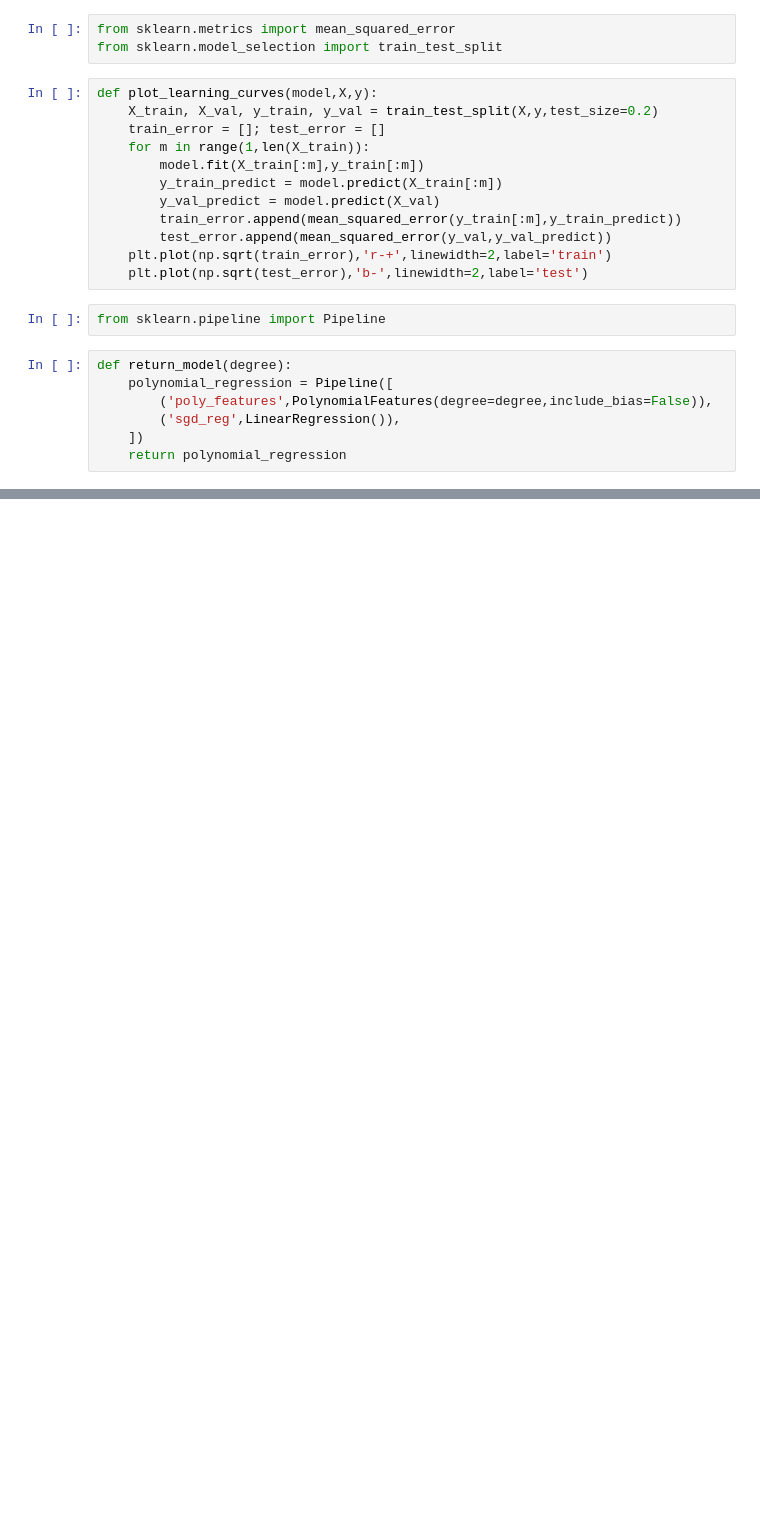
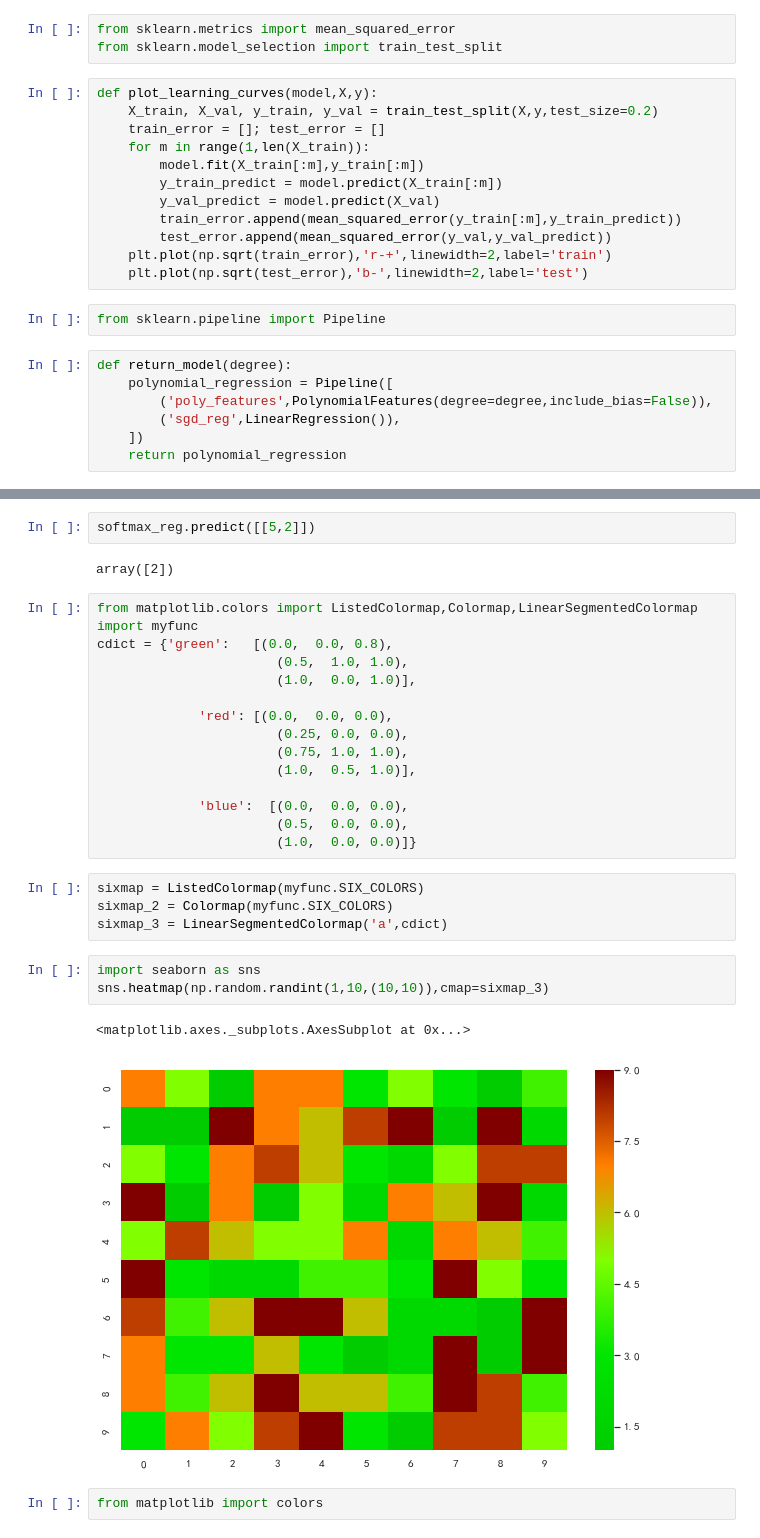
Before and after one commit to ERSSLE/machine_learning, a Jupyter notebook: chapter_04_fire.ipynb, the cells around one changed output, grey strips where cells are left out. Drawn from its saved outputs; the diff is of its cells as text; blank space fills up the shorter version.

```diff
--- a/chapter_04_fire.ipynb
+++ b/chapter_04_fire.ipynb
@@ -170,0 +293,31 @@ plt.axis([0,80,0,5])
+# %%
+softmax_reg.predict([[5,2]])
+# %% [output]
+array([2])
+# %%
+from matplotlib.colors import ListedColormap,Colormap,LinearSegmentedColormap
+import myfunc
+cdict = {'green':   [(0.0,  0.0, 0.8),
+                       (0.5,  1.0, 1.0),
+                       (1.0,  0.0, 1.0)],
+
+             'red': [(0.0,  0.0, 0.0),
+                       (0.25, 0.0, 0.0),
+                       (0.75, 1.0, 1.0),
+                       (1.0,  0.5, 1.0)],
+
+             'blue':  [(0.0,  0.0, 0.0),
+                       (0.5,  0.0, 0.0),
+                       (1.0,  0.0, 0.0)]}
+# %%
+sixmap = ListedColormap(myfunc.SIX_COLORS)
+sixmap_2 = Colormap(myfunc.SIX_COLORS)
+sixmap_3 = LinearSegmentedColormap('a',cdict)
+# %%
+import seaborn as sns
+sns.heatmap(np.random.randint(1,10,(10,10)),cmap=sixmap_3)
+# %% [output]
+<matplotlib.axes._subplots.AxesSubplot at 0x...>
+[figure, added]
+# %%
+from matplotlib import colors
```
Also changed, not shown: parts of 37 cells of this notebook, 2 other files.
